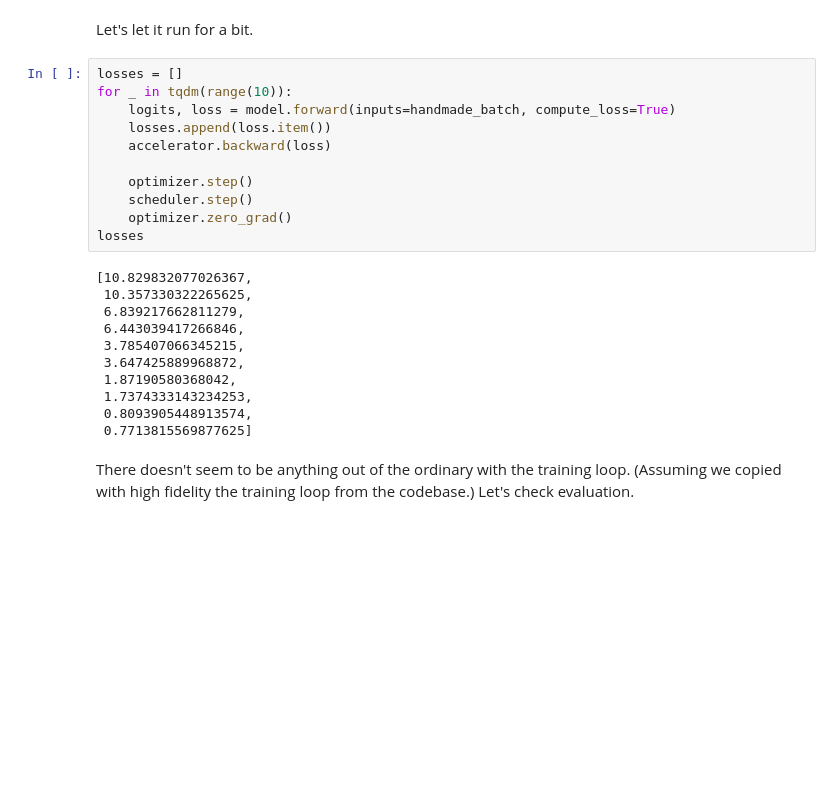
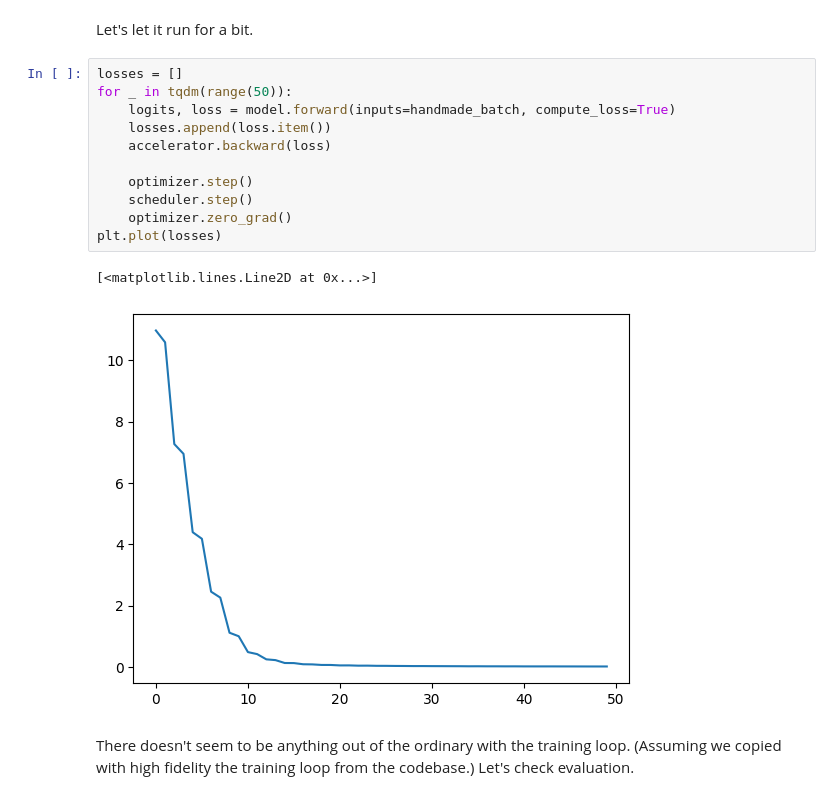
Before and after one commit to ManifoldRG/NEKO, a Jupyter notebook: dev_notebooks/vqa_playground.ipynb, the cells around one changed output. Cells and saved outputs as stored; diff of their text form; blank space fills up the shorter version.

```diff
--- a/dev_notebooks/vqa_playground.ipynb
+++ b/dev_notebooks/vqa_playground.ipynb
@@ -282,26 +340,18 @@ tensor(10.9410, grad_fn=<NllLossBackward0>)
 Let's let it run for a bit.
 # %%
 losses = []
-for _ in tqdm(range(10)):
+for _ in tqdm(range(50)):
     logits, loss = model.forward(inputs=handmade_batch, compute_loss=True)
     losses.append(loss.item())
     accelerator.backward(loss)
 
     optimizer.step()
     scheduler.step()
     optimizer.zero_grad()
-losses
+plt.plot(losses)
 # %% [output]
-[10.829832077026367,
- 10.357330322265625,
- 6.839217662811279,
- 6.443039417266846,
- 3.785407066345215,
- 3.647425889968872,
- 1.87190580368042,
- 1.7374333143234253,
- 0.8093905448913574,
- 0.7713815569877625]
+[<matplotlib.lines.Line2D at 0x...>]
+[figure, added]
 # %% [markdown]
 There doesn't seem to be anything out of the ordinary with the training loop. (Assuming we copied with high fidelity the training loop from the codebase.) Let's check evaluation.
 # %% [markdown]
```
Also changed, not shown: parts of 29 cells of this notebook, 1 other file.
